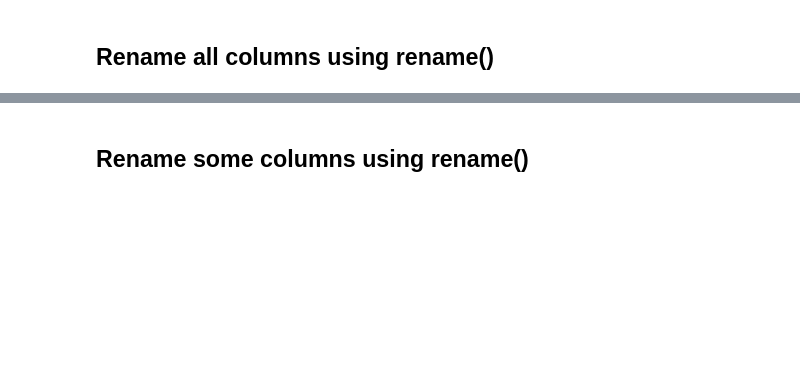
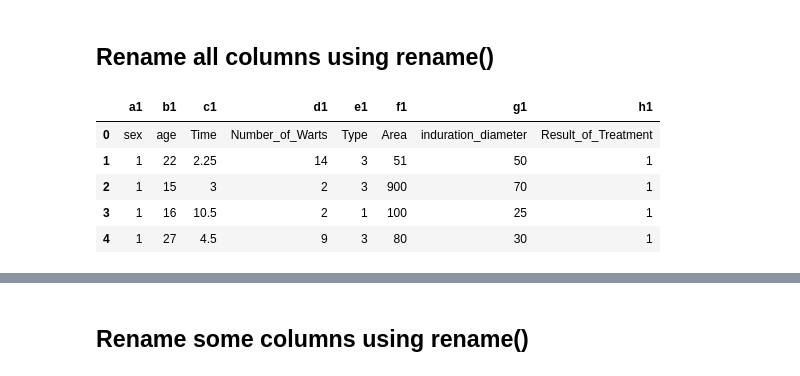
Before and after one commit to kjcarter-design/ready-for-colab, a Jupyter notebook: 5 - Pandas Ingest Data 2025.ipynb, the cells around one changed output, grey strips where cells are left out. Drawn from its saved outputs; the diff is of its cells as text; code cells hidden in the pictures; blank space fills up the shorter version.

```diff
--- a/5 - Pandas Ingest Data 2025.ipynb
+++ b/5 - Pandas Ingest Data 2025.ipynb
@@ -226,8 +410,12 @@ imm.head()
 # %% [markdown]
 ## Rename all columns using rename()
 # %%
-imm.rename(columns = {'a':'a1','b':'b1','c':'c1','d':'d1','e':'e1','f':'f1','g':'g1','h':'h1'}, inplace = True)
+imm.rename(columns = {'a':'a1','b':'b1','c':'c1','d':'d1','e':'e1','f':'f1','g':'g1','h':'h1'}, inplace = False)
 imm.head()
-
-# An alternative - using the axis=1
-# imm.rename({'a':'a1','b':'b1','c':'c1','d':'d1','e':'e1','f':'f1','g':'g1','h':'h1'}, axis =1, inplace = True)
+# %% [output]
+|  | a1 | b1 | c1 | d1 | e1 | f1 | g1 | h1 |
+| 0 | sex | age | Time | Number_of_Warts | Type | Area | induration_diameter | Result_of_Treatment |
+| 1 | 1 | 22 | 2.25 | 14 | 3 | 51 | 50 | 1 |
+| 2 | 1 | 15 | 3 | 2 | 3 | 900 | 70 | 1 |
+| 3 | 1 | 16 | 10.5 | 2 | 1 | 100 | 25 | 1 |
+| 4 | 1 | 27 | 4.5 | 9 | 3 | 80 | 30 | 1 |
```
Also changed, not shown: parts of 23 cells of this notebook, 8 other files.
